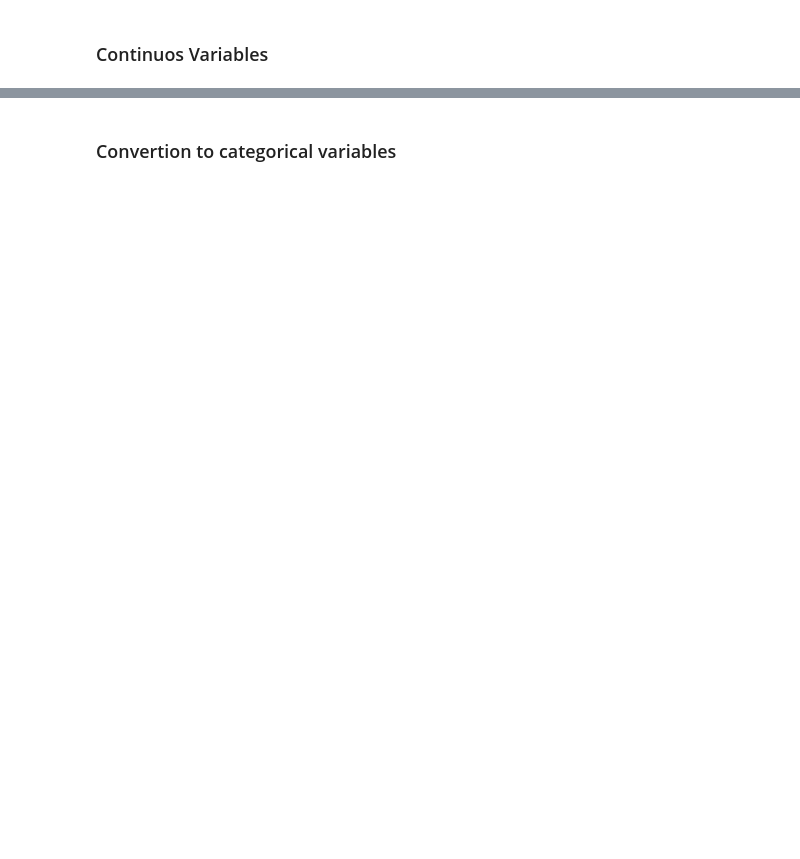
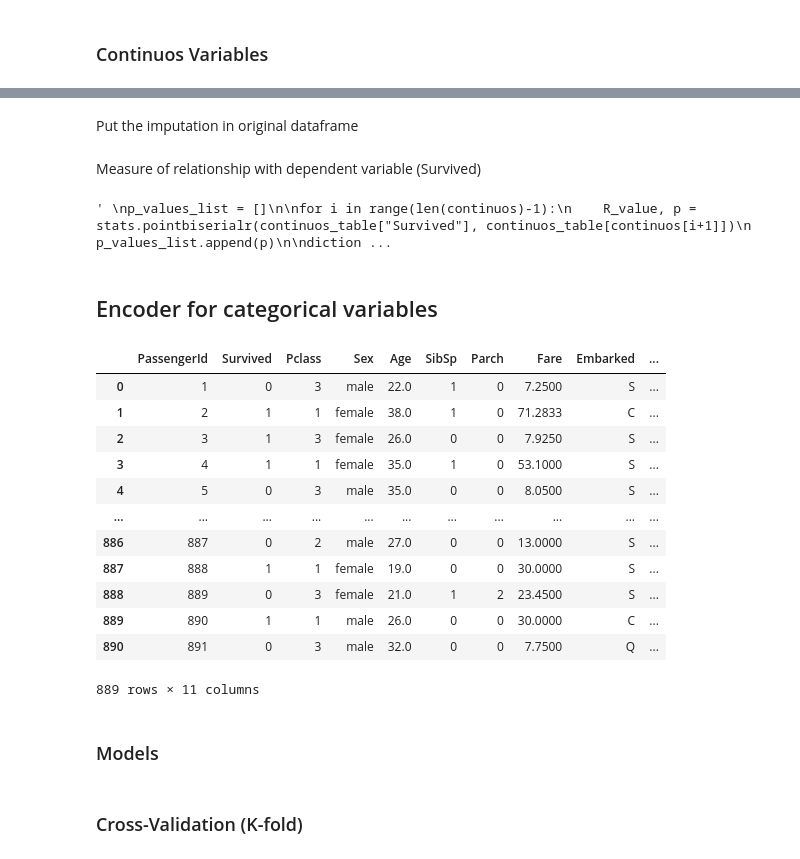
Before and after one commit to XJoseAntonioX/KaggleTitanic, a Jupyter notebook: Titanic2.ipynb, the cells around one changed output, grey strips where cells are left out. Cells and saved outputs as stored; diff of their text form; code cells hidden in the pictures; blank space fills up the shorter version.

Commit message:
model

```diff
--- a/Titanic2.ipynb
+++ b/Titanic2.ipynb
@@ -195,0 +237,5 @@ ValueError: Expected a 2-dimensional container but got <class 'pandas.core.serie
+# %%
+train_data2 = train_data.copy()
+train_data2.dropna(subset="Age", axis = 0, ignore_index = True, inplace=True)
+print(len(train_data2))
+train_data2.isnull().sum()
@@ -195,0 +256,2 @@ ValueError: Expected a 2-dimensional container but got <class 'pandas.core.serie
+# %% [markdown]
+Put the imputation in original dataframe
@@ -196,2 +261,33 @@ ValueError: Expected a 2-dimensional container but got <class 'pandas.core.serie
+# %% [markdown]
+Measure of relationship with dependent variable (Survived)
+# %%
+"""
+p_values_list = []
+
+for i in range(len(continuos)-1):
+    R_value, p = stats.pointbiserialr(continuos_table["Survived"], continuos_table[continuos[i+1]])
+    p_values_list.append(p)
+
+dictionary = sorted(dict(zip(continuos[1:4], p_values_list)).items(), key=lambda item: item[1])
+pprint(dictionary)
+"""
+# %% [output]
+' \np_values_list = []\n\nfor i in range(len(continuos)-1):\n    R_value, p = stats.pointbiserialr(continuos_table["Survived"], continuos_table[continuos[i+1]])\n    p_values_list.append(p)\n\ndiction ...
 # %% [markdown]
-### Convertion to categorical variables
+## Encoder for categorical variables
+# %%
+train_data2
+# %% [output]
+|  | PassengerId | Survived | Pclass | Sex | Age | SibSp | Parch | Fare | Embarked | ... |
+| 0 | 1 | 0 | 3 | male | 22.0 | 1 | 0 | 7.2500 | S | ... |
+| 1 | 2 | 1 | 1 | female | 38.0 | 1 | 0 | 71.2833 | C | ... |
+| 2 | 3 | 1 | 3 | female | 26.0 | 0 | 0 | 7.9250 | S | ... |
+| 3 | 4 | 1 | 1 | female | 35.0 | 1 | 0 | 53.1000 | S | ... |
+| 4 | 5 | 0 | 3 | male | 35.0 | 0 | 0 | 8.0500 | S | ... |
+| ... | ... | ... | ... | ... | ... | ... | ... | ... | ... | ... |
+| 886 | 887 | 0 | 2 | male | 27.0 | 0 | 0 | 13.0000 | S | ... |
+| 887 | 888 | 1 | 1 | female | 19.0 | 0 | 0 | 30.0000 | S | ... |
+| 888 | 889 | 0 | 3 | female | 21.0 | 1 | 2 | 23.4500 | S | ... |
+| 889 | 890 | 1 | 1 | male | 26.0 | 0 | 0 | 30.0000 | C | ... |
+| 890 | 891 | 0 | 3 | male | 32.0 | 0 | 0 | 7.7500 | Q | ... |
+889 rows × 11 columns
@@ -197,0 +296,2 @@ ValueError: Expected a 2-dimensional container but got <class 'pandas.core.serie
+# %% [markdown]
+### Models
@@ -197,0 +305,2 @@ ValueError: Expected a 2-dimensional container but got <class 'pandas.core.serie
+# %% [markdown]
+### Cross-Validation (K-fold)
```
Also changed, not shown: parts of 28 cells of this notebook, 1 other file.
